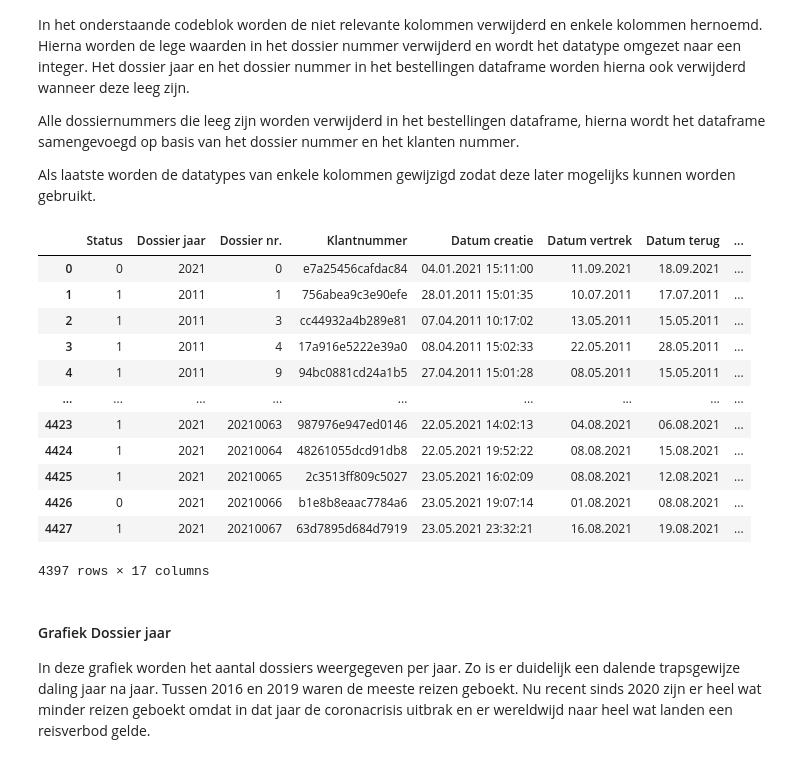
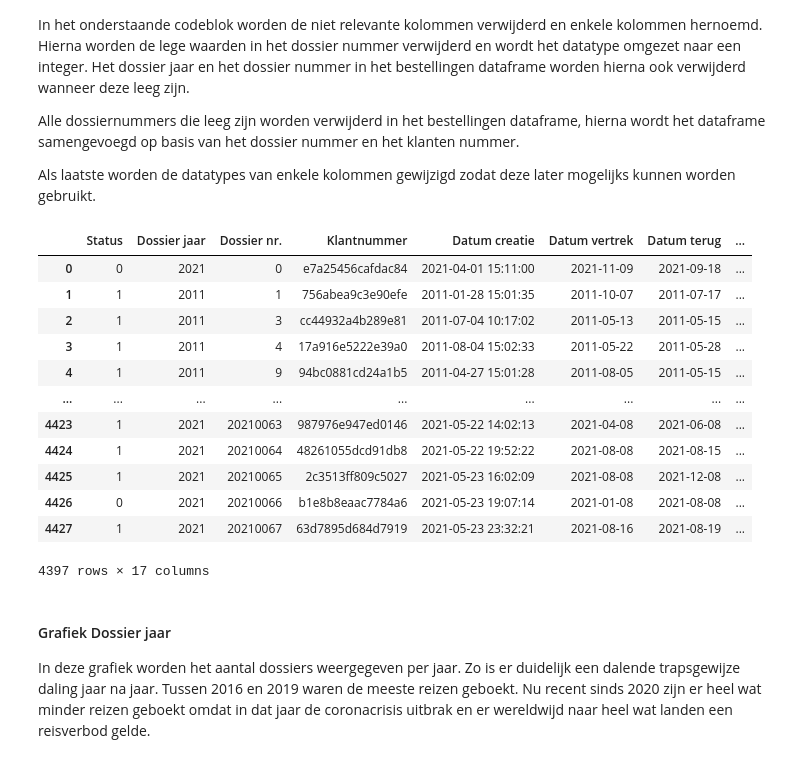
Before and after one commit to Xevro/data-science-in-python, a Jupyter notebook: Project Data Science/louis.dhont/project.ipynb, the cells around one changed output. Cells and saved outputs as stored; diff of their text form; code cells hidden in the pictures.

```diff
--- a/Project Data Science/louis.dhont/project.ipynb
+++ b/Project Data Science/louis.dhont/project.ipynb
@@ -219,47 +252,45 @@ df_bestellingen['Dossier nr.'] = df_bestellingen['Dossier nr.'].astype(int)
 df_bestellingen['Status'] = df_bestellingen['Status'].astype(int)
 df_bestellingen['Dossier nr.'] = df_bestellingen['Dossier nr.'].astype(int)
 
 df_bestellingen['Totaalprijs'] = df_bestellingen['Totaalprijs'].replace(',', '.', regex=True)
 df_bestellingen['Totaalprijs'] = df_bestellingen['Totaalprijs'].astype(float)
 
 df_bestellingen['Betalingen dossier'] = df_bestellingen['Betalingen dossier'].replace(',', '.', regex=True)
 df_bestellingen['Betalingen dossier'] = df_bestellingen['Betalingen dossier'].astype(float)
 
 df_bestellingen['Openstaand dossier'] = df_bestellingen['Openstaand dossier'].replace(',', '.', regex=True)
 df_bestellingen['Openstaand dossier'] = df_bestellingen['Openstaand dossier'].astype(float)
 
 for index, row in df_bestellingen.iterrows():
     if (row['Aantal reizigers'] == 0.0):
         df_bestellingen.loc[index, 'Aantal reizigers'] = 1
     # Wijzigen van de status 0 en -1 worden 1 en 0
     if(row['Status'] == 0):
         df_bestellingen.loc[index, 'Status'] = 1
     if(row['Status'] == -1):
         df_bestellingen.loc[index, 'Status'] = 0
 
 #df_bestellingen['Datum creatie'] = df_bestellingen['Datum creatie'].astype('datetime')
 #df_bestellingen['Datum vertrek'] = pd.to_datetime(df_bestellingen['Datum vertrek'], format='%d/%m/%y')
 
-# wijzigen van types:
-# - Datum creatie: datetime - dd-mm-YYYY
-# - Datum vertrek: datetime - dd-mm-YYYY
-# - Datum terug:   datetime - dd-mm-YYYY
-
 #df_bestellingen['Aantal reizigers'].fillna(1)
 #df_bestellingen['Aantal reizigers'] = df_bestellingen['Aantal reizigers'].astype(int)
 
+df_bestellingen['Datum creatie'] = pd.to_datetime(df_bestellingen['Datum creatie'], format='%Y.%m.%d', infer_datetime_format=True, errors='coerce')
+df_bestellingen['Datum vertrek'] = pd.to_datetime(df_bestellingen['Datum vertrek'], format='%Y.%m.%d', infer_datetime_format=True, errors='coerce')
+df_bestellingen['Datum terug'] = pd.to_datetime(df_bestellingen['Datum terug'], format='%Y.%m.%d', infer_datetime_format=True, errors='coerce')
 df_bestellingen
 # %% [output]
 |  | Status | Dossier jaar | Dossier nr. | Klantnummer | Datum creatie | Datum vertrek | Datum terug | ... |
-| 0 | 0 | 2021 | 0 | e7a25456cafdac84 | 04.01.2021 15:11:00 | 11.09.2021 | 18.09.2021 | ... |
-| 1 | 1 | 2011 | 1 | 756abea9c3e90efe | 28.01.2011 15:01:35 | 10.07.2011 | 17.07.2011 | ... |
-| 2 | 1 | 2011 | 3 | cc44932a4b289e81 | 07.04.2011 10:17:02 | 13.05.2011 | 15.05.2011 | ... |
-| 3 | 1 | 2011 | 4 | 17a916e5222e39a0 | 08.04.2011 15:02:33 | 22.05.2011 | 28.05.2011 | ... |
-| 4 | 1 | 2011 | 9 | 94bc0881cd24a1b5 | 27.04.2011 15:01:28 | 08.05.2011 | 15.05.2011 | ... |
+| 0 | 0 | 2021 | 0 | e7a25456cafdac84 | 2021-04-01 15:11:00 | 2021-11-09 | 2021-09-18 | ... |
+| 1 | 1 | 2011 | 1 | 756abea9c3e90efe | 2011-01-28 15:01:35 | 2011-10-07 | 2011-07-17 | ... |
+| 2 | 1 | 2011 | 3 | cc44932a4b289e81 | 2011-07-04 10:17:02 | 2011-05-13 | 2011-05-15 | ... |
+| 3 | 1 | 2011 | 4 | 17a916e5222e39a0 | 2011-08-04 15:02:33 | 2011-05-22 | 2011-05-28 | ... |
+| 4 | 1 | 2011 | 9 | 94bc0881cd24a1b5 | 2011-04-27 15:01:28 | 2011-08-05 | 2011-05-15 | ... |
 | ... | ... | ... | ... | ... | ... | ... | ... | ... |
-| 4423 | 1 | 2021 | 20210063 | 987976e947ed0146 | 22.05.2021 14:02:13 | 04.08.2021 | 06.08.2021 | ... |
-| 4424 | 1 | 2021 | 20210064 | 48261055dcd91db8 | 22.05.2021 19:52:22 | 08.08.2021 | 15.08.2021 | ... |
-| 4425 | 1 | 2021 | 20210065 | 2c3513ff809c5027 | 23.05.2021 16:02:09 | 08.08.2021 | 12.08.2021 | ... |
-| 4426 | 0 | 2021 | 20210066 | b1e8b8eaac7784a6 | 23.05.2021 19:07:14 | 01.08.2021 | 08.08.2021 | ... |
-| 4427 | 1 | 2021 | 20210067 | 63d7895d684d7919 | 23.05.2021 23:32:21 | 16.08.2021 | 19.08.2021 | ... |
+| 4423 | 1 | 2021 | 20210063 | 987976e947ed0146 | 2021-05-22 14:02:13 | 2021-04-08 | 2021-06-08 | ... |
+| 4424 | 1 | 2021 | 20210064 | 48261055dcd91db8 | 2021-05-22 19:52:22 | 2021-08-08 | 2021-08-15 | ... |
+| 4425 | 1 | 2021 | 20210065 | 2c3513ff809c5027 | 2021-05-23 16:02:09 | 2021-08-08 | 2021-12-08 | ... |
+| 4426 | 0 | 2021 | 20210066 | b1e8b8eaac7784a6 | 2021-05-23 19:07:14 | 2021-01-08 | 2021-08-08 | ... |
+| 4427 | 1 | 2021 | 20210067 | 63d7895d684d7919 | 2021-05-23 23:32:21 | 2021-08-16 | 2021-08-19 | ... |
 4397 rows × 17 columns
```
Also changed, not shown: parts of 20 cells of this notebook.
